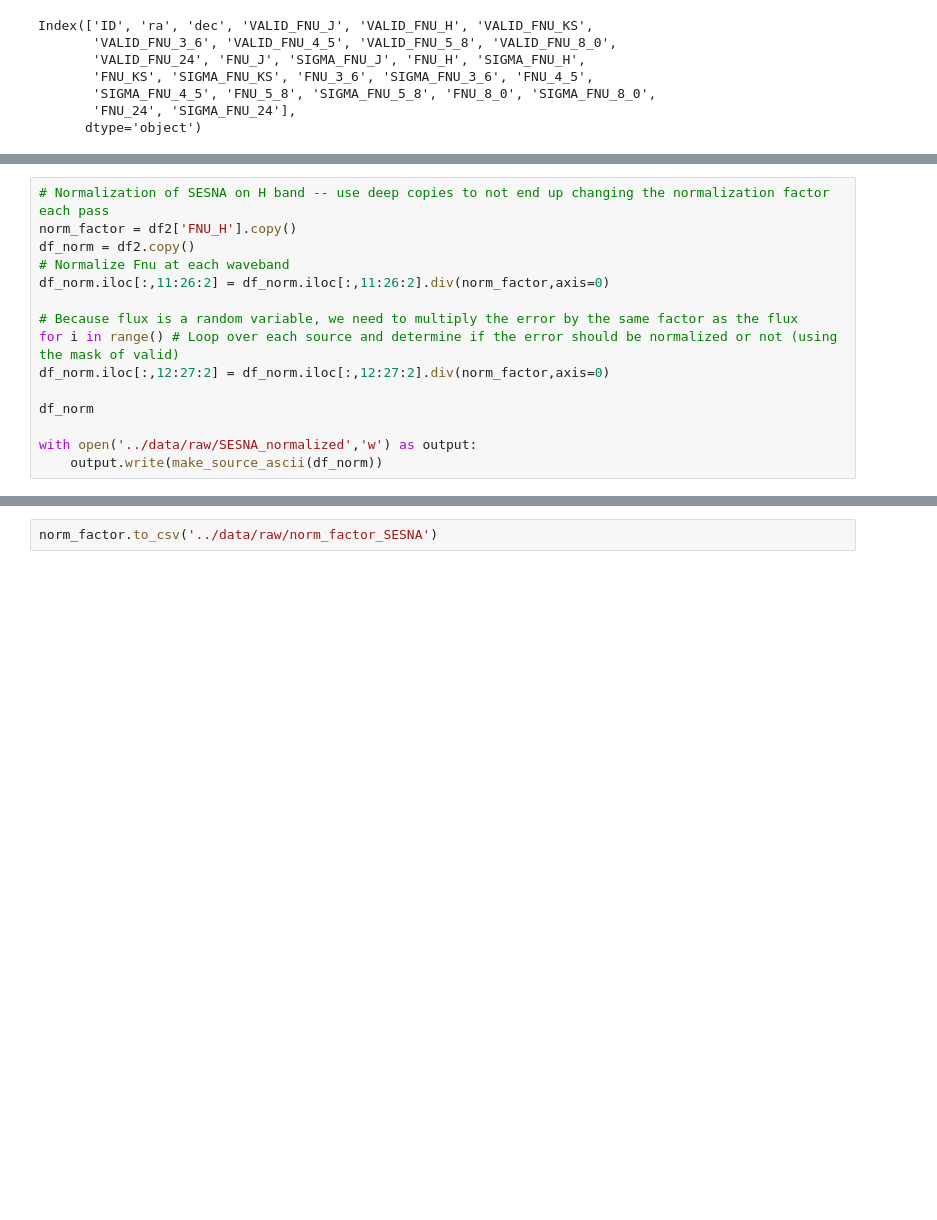
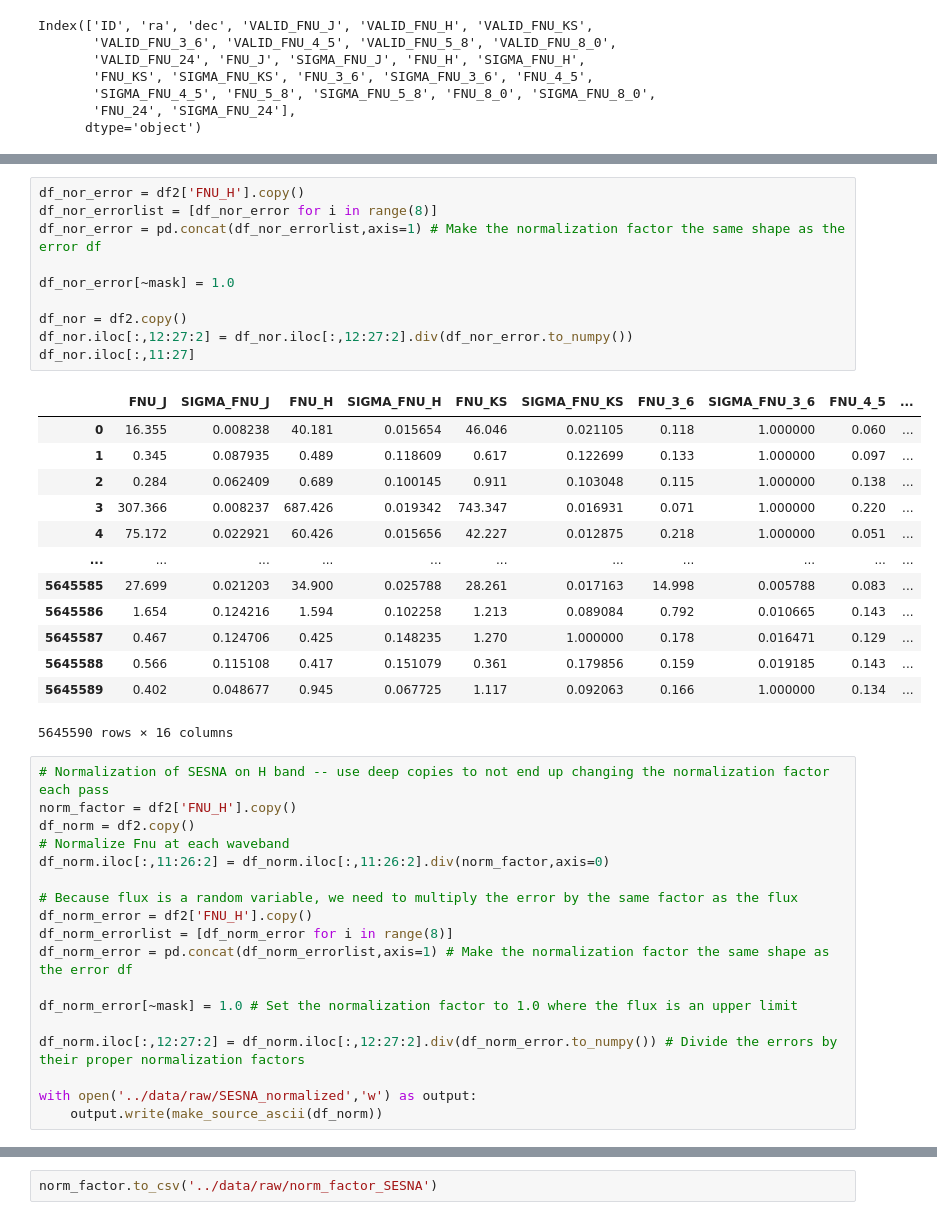
Before and after one commit to jridenba/REU-Notebooks, a Jupyter notebook: Unpickle SESNA.ipynb, the cells around one changed output, grey strips where cells are left out. Drawn from its saved outputs; the diff is of its cells as text; blank space fills up the shorter version.

```diff
--- a/Unpickle SESNA.ipynb
+++ b/Unpickle SESNA.ipynb
@@ -104,3 +118,27 @@ array([[1, 1, 1, ..., 3, 3, 1],
+# %%
+df_nor_error = df2['FNU_H'].copy()
+df_nor_errorlist = [df_nor_error for i in range(8)]
+df_nor_error = pd.concat(df_nor_errorlist,axis=1) # Make the normalization factor the same shape as the error df
+
+df_nor_error[~mask] = 1.0
+
+df_nor = df2.copy()
+df_nor.iloc[:,12:27:2] = df_nor.iloc[:,12:27:2].div(df_nor_error.to_numpy())
+df_nor.iloc[:,11:27]
+# %% [output]
+|  | FNU_J | SIGMA_FNU_J | FNU_H | SIGMA_FNU_H | FNU_KS | SIGMA_FNU_KS | FNU_3_6 | SIGMA_FNU_3_6 | FNU_4_5 | ... |
+| 0 | 16.355 | 0.008238 | 40.181 | 0.015654 | 46.046 | 0.021105 | 0.118 | 1.000000 | 0.060 | ... |
+| 1 | 0.345 | 0.087935 | 0.489 | 0.118609 | 0.617 | 0.122699 | 0.133 | 1.000000 | 0.097 | ... |
+| 2 | 0.284 | 0.062409 | 0.689 | 0.100145 | 0.911 | 0.103048 | 0.115 | 1.000000 | 0.138 | ... |
+| 3 | 307.366 | 0.008237 | 687.426 | 0.019342 | 743.347 | 0.016931 | 0.071 | 1.000000 | 0.220 | ... |
+| 4 | 75.172 | 0.022921 | 60.426 | 0.015656 | 42.227 | 0.012875 | 0.218 | 1.000000 | 0.051 | ... |
+| ... | ... | ... | ... | ... | ... | ... | ... | ... | ... | ... |
+| 5645585 | 27.699 | 0.021203 | 34.900 | 0.025788 | 28.261 | 0.017163 | 14.998 | 0.005788 | 0.083 | ... |
+| 5645586 | 1.654 | 0.124216 | 1.594 | 0.102258 | 1.213 | 0.089084 | 0.792 | 0.010665 | 0.143 | ... |
+| 5645587 | 0.467 | 0.124706 | 0.425 | 0.148235 | 1.270 | 1.000000 | 0.178 | 0.016471 | 0.129 | ... |
+| 5645588 | 0.566 | 0.115108 | 0.417 | 0.151079 | 0.361 | 0.179856 | 0.159 | 0.019185 | 0.143 | ... |
+| 5645589 | 0.402 | 0.048677 | 0.945 | 0.067725 | 1.117 | 0.092063 | 0.166 | 1.000000 | 0.134 | ... |
+5645590 rows × 16 columns
 # %%
 # Normalization of SESNA on H band -- use deep copies to not end up changing the normalization factor each pass
 norm_factor = df2['FNU_H'].copy()
@@ -109,10 +147,13 @@ df_norm = df2.copy()
 df_norm.iloc[:,11:26:2] = df_norm.iloc[:,11:26:2].div(norm_factor,axis=0)
 
 # Because flux is a random variable, we need to multiply the error by the same factor as the flux
-for i in range() # Loop over each source and determine if the error should be normalized or not (using the mask of valid)
-df_norm.iloc[:,12:27:2] = df_norm.iloc[:,12:27:2].div(norm_factor,axis=0)
+df_norm_error = df2['FNU_H'].copy()
+df_norm_errorlist = [df_norm_error for i in range(8)]
+df_norm_error = pd.concat(df_norm_errorlist,axis=1) # Make the normalization factor the same shape as the error df
 
-df_norm
+df_norm_error[~mask] = 1.0 # Set the normalization factor to 1.0 where the flux is an upper limit
+
+df_norm.iloc[:,12:27:2] = df_norm.iloc[:,12:27:2].div(df_norm_error.to_numpy()) # Divide the errors by their proper normalization factors
 
 with open('../data/raw/SESNA_normalized','w') as output:
     output.write(make_source_ascii(df_norm))
```
Also changed, not shown: parts of 5 cells of this notebook.
